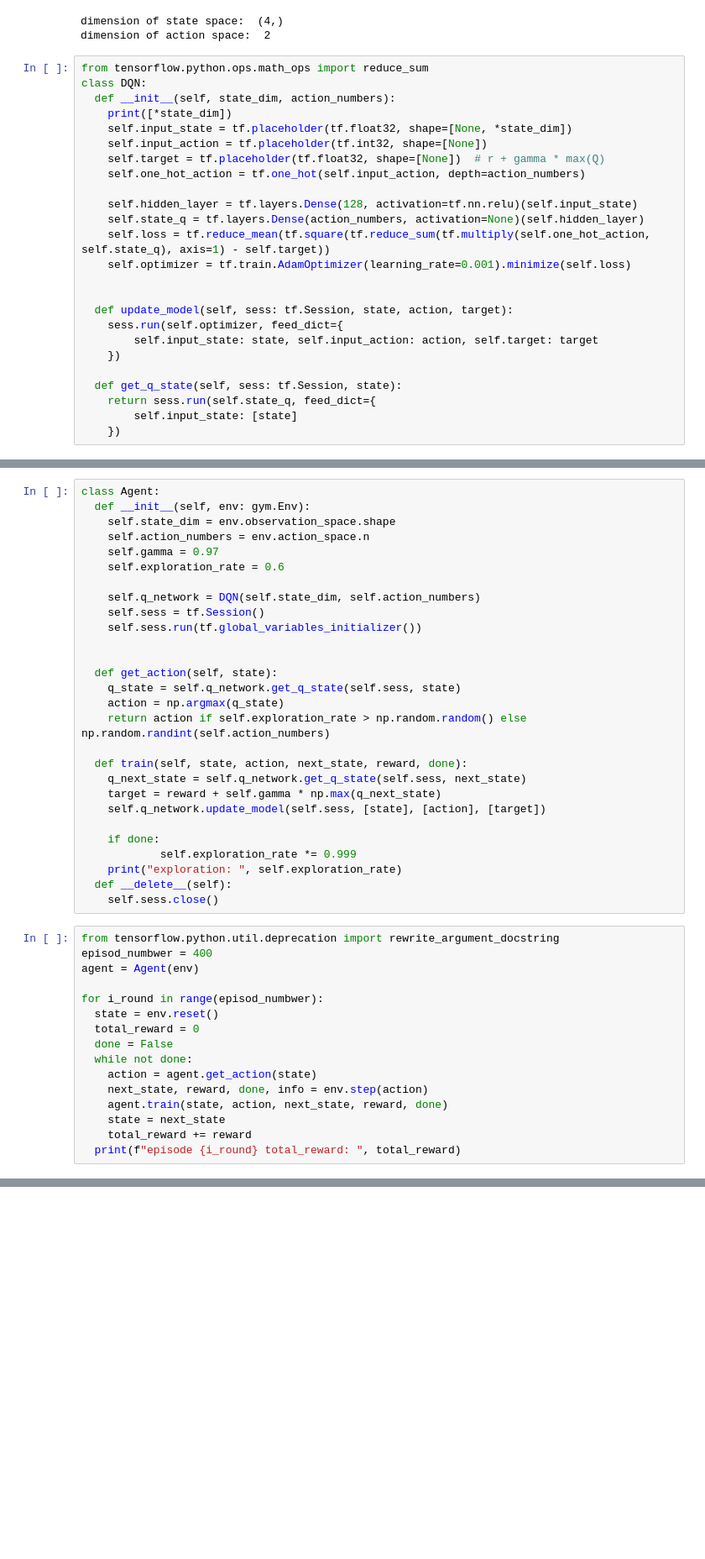
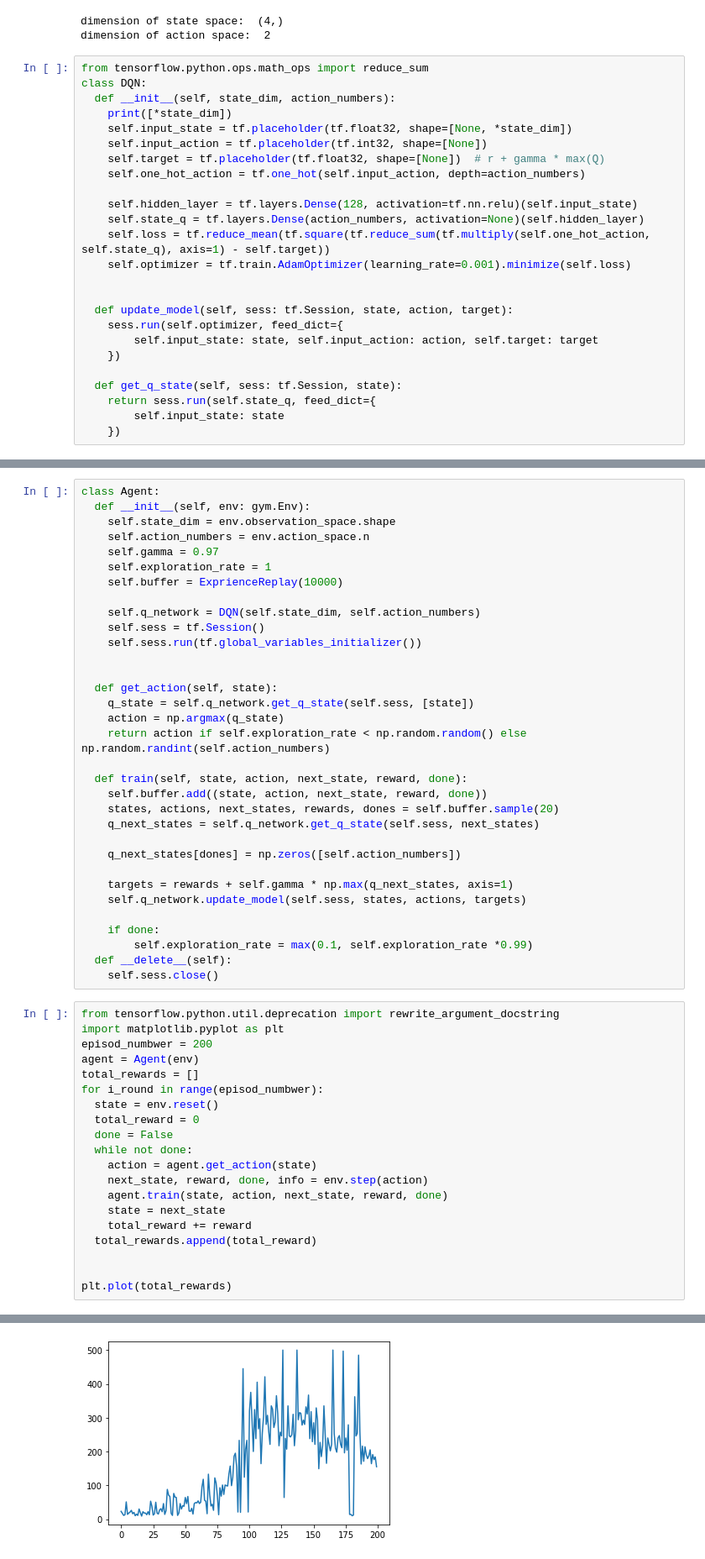
Before and after one commit to Teghfo/BootCampTabestan99, a Jupyter notebook: DQN.ipynb, the cells around one changed output, grey strips where cells are left out. Shown at 84% size. Drawn from its saved outputs; the diff is of its cells as text; blank space fills up the shorter version.

```diff
--- a/DQN.ipynb
+++ b/DQN.ipynb
@@ -61,5 +61,5 @@ class DQN:
 
   def get_q_state(self, sess: tf.Session, state):
     return sess.run(self.state_q, feed_dict={
-        self.input_state: [state]
+        self.input_state: state
     })
@@ -69,7 +87,8 @@ class Agent:
     self.state_dim = env.observation_space.shape
     self.action_numbers = env.action_space.n
     self.gamma = 0.97
-    self.exploration_rate = 0.6
+    self.exploration_rate = 1
+    self.buffer = ExprienceReplay(10000)
 
     self.q_network = DQN(self.state_dim, self.action_numbers)
     self.sess = tf.Session()
@@ -77,25 +96,30 @@ class Agent:
 
 
   def get_action(self, state):
-    q_state = self.q_network.get_q_state(self.sess, state)
+    q_state = self.q_network.get_q_state(self.sess, [state])
     action = np.argmax(q_state)
-    return action if self.exploration_rate > np.random.random() else np.random.randint(self.action_numbers)
+    return action if self.exploration_rate < np.random.random() else np.random.randint(self.action_numbers)
 
   def train(self, state, action, next_state, reward, done):
-    q_next_state = self.q_network.get_q_state(self.sess, next_state)
-    target = reward + self.gamma * np.max(q_next_state)
-    self.q_network.update_model(self.sess, [state], [action], [target])
+    self.buffer.add((state, action, next_state, reward, done))
+    states, actions, next_states, rewards, dones = self.buffer.sample(20)
+    q_next_states = self.q_network.get_q_state(self.sess, next_states)
+
+    q_next_states[dones] = np.zeros([self.action_numbers])
+
+    targets = rewards + self.gamma * np.max(q_next_states, axis=1)
+    self.q_network.update_model(self.sess, states, actions, targets)
 
     if done:
-            self.exploration_rate *= 0.999
-    print("exploration: ", self.exploration_rate)
+        self.exploration_rate = max(0.1, self.exploration_rate *0.99)
   def __delete__(self):
     self.sess.close()
 # %%
 from tensorflow.python.util.deprecation import rewrite_argument_docstring
-episod_numbwer = 400
+import matplotlib.pyplot as plt
+episod_numbwer = 200
 agent = Agent(env)
-
+total_rewards = []
 for i_round in range(episod_numbwer):
   state = env.reset()
   total_reward = 0
@@ -106,5 +130,8 @@ for i_round in range(episod_numbwer):
     agent.train(state, action, next_state, reward, done)
     state = next_state
     total_reward += reward
-  print(f"episode {i_round} total_reward: ", total_reward)
+  total_rewards.append(total_reward)
+
+
+plt.plot(total_rewards)
 # %% [output]
@@ -127,0 +140 @@ episode 399 total_reward:  12.0
+[figure, added]
```
Also changed, not shown: parts of 3 cells of this notebook.
